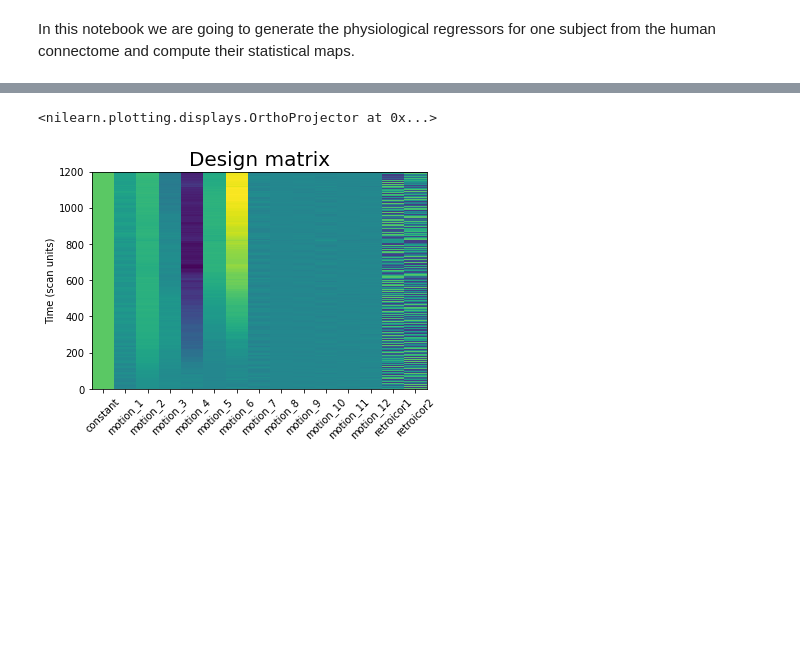
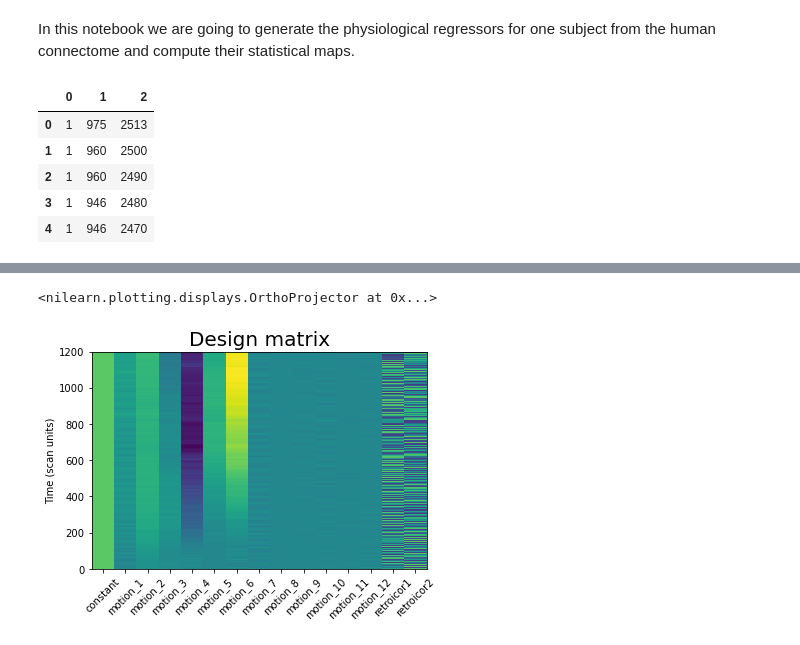
Before and after one commit to CoAxLab/niphlem, a Jupyter notebook: notebooks/demo_hcp.ipynb, the cells around one changed output, grey strips where cells are left out. Saved outputs shown, nothing was run; the diff lists cells and outputs as text; code cells hidden in the pictures; blank space fills up the shorter version.

Commit message:
add HCP documentation physio info

```diff
--- a/notebooks/demo_hcp.ipynb
+++ b/notebooks/demo_hcp.ipynb
@@ -15,3 +15,13 @@ motion = np.loadtxt("../data/hcp/100307/MNINonLinear/Results/rfMRI_REST1_LR/Move
 n_samples = bold_img.shape[-1]
 repetition_time = 0.72
 frame_times = np.arange(n_samples)*repetition_time
+# %%
+pd.read_csv("../data/hcp/100307/MNINonLinear/Results/rfMRI_REST1_LR/rfMRI_REST1_LR_Physio_log.txt",
+            sep="\t", header=None).head()
+# %% [output]
+|  | 0 | 1 | 2 |
+| 0 | 1 | 975 | 2513 |
+| 1 | 1 | 960 | 2500 |
+| 2 | 1 | 960 | 2490 |
+| 3 | 1 | 946 | 2480 |
+| 4 | 1 | 946 | 2470 |
```
Also changed, not shown: parts of 1 cell of this notebook.
